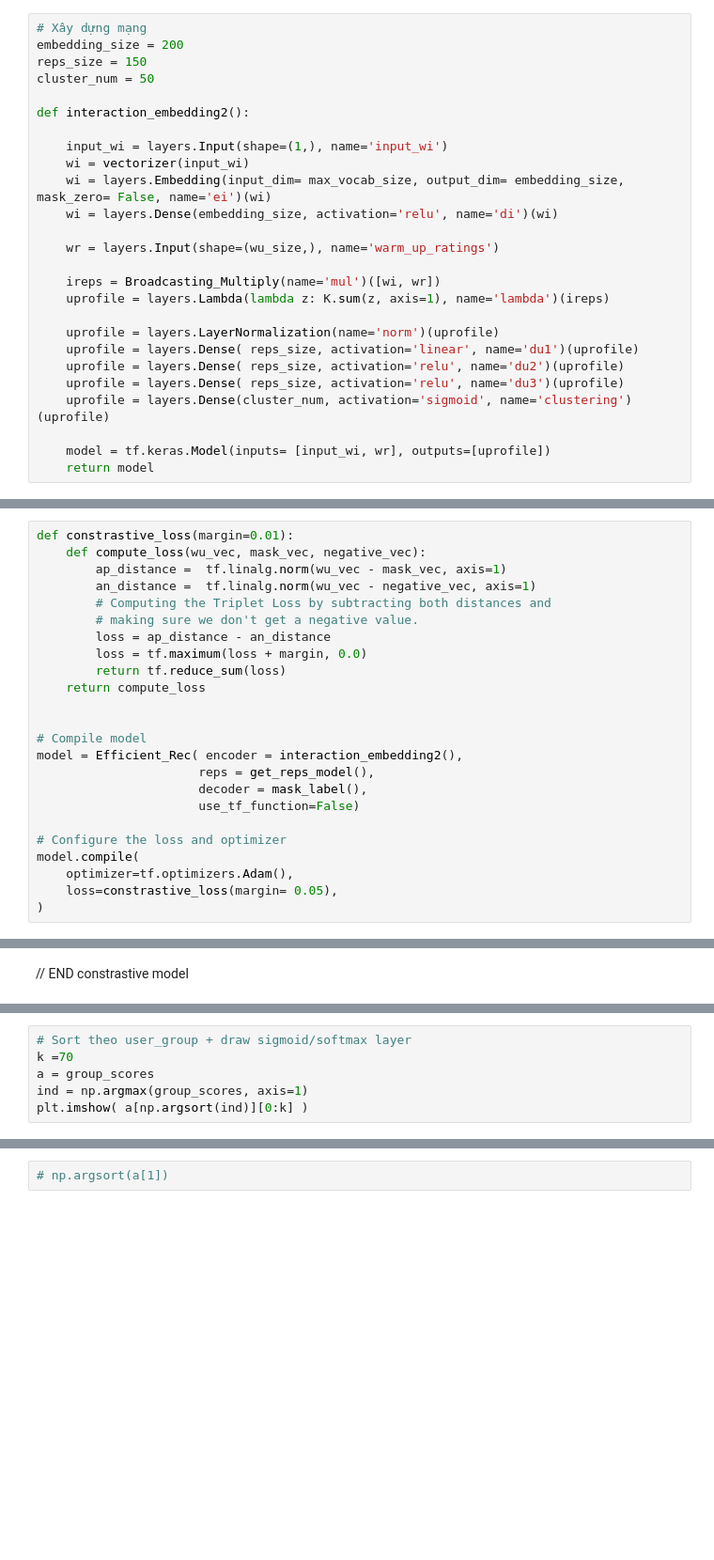
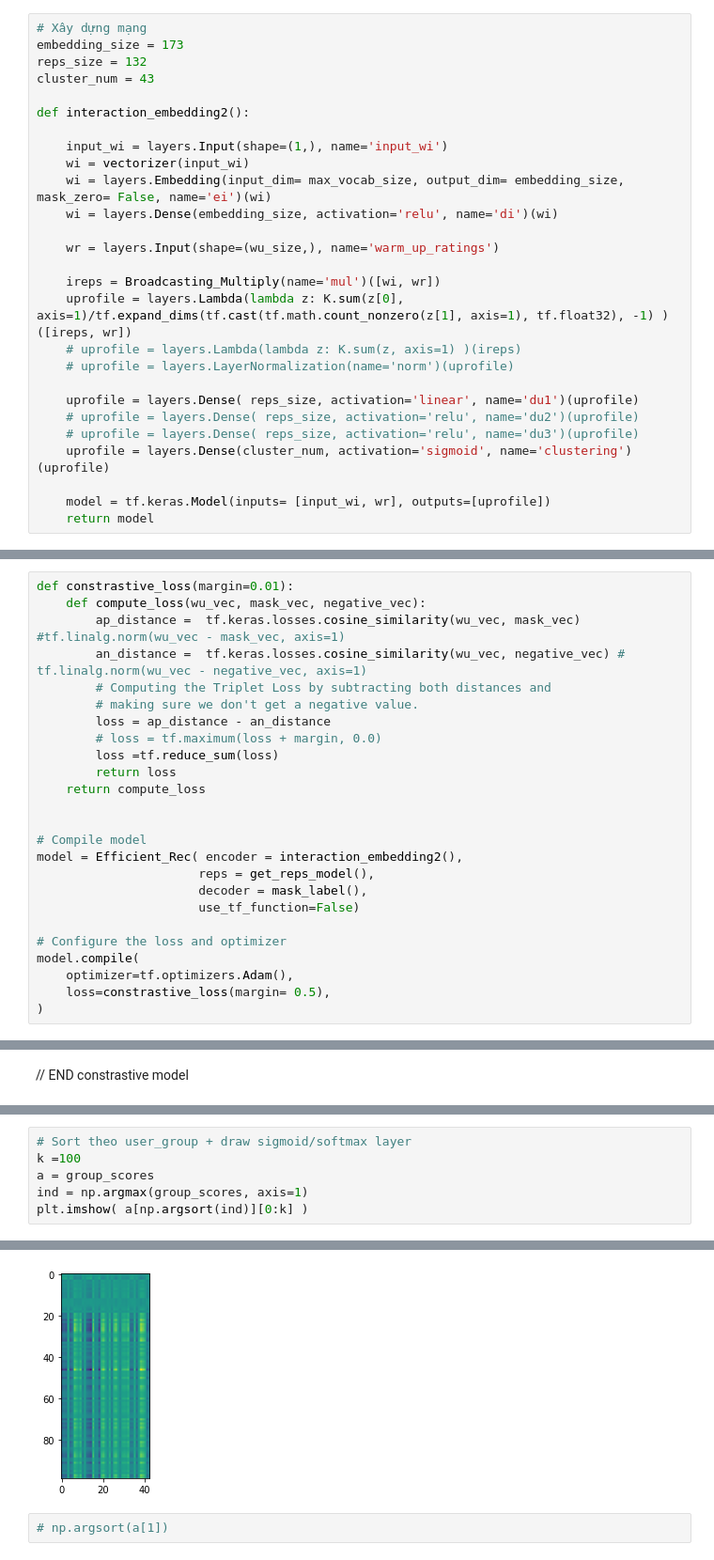
Before and after one commit to quanvu0996/TF_cert_training, a Jupyter notebook: v2_2_ML20M_sequence.ipynb, the cells around one changed output, grey strips where cells are left out. Shown at 94% size. Saved outputs shown, nothing was run; the diff lists cells and outputs as text; blank space fills up the shorter version.

Commit message:
constrastive learning

```diff
--- a/v2_2_ML20M_sequence.ipynb
+++ b/v2_2_ML20M_sequence.ipynb
@@ -463,8 +472,8 @@ Focus2(0.01)(y_true, y_pred)
 # %%
 # Xây dựng mạng
-embedding_size = 200
-reps_size = 150
-cluster_num = 50
+embedding_size = 173
+reps_size = 132
+cluster_num = 43
 
 def interaction_embedding2():
 
@@ -476,12 +485,13 @@ def interaction_embedding2():
     wr = layers.Input(shape=(wu_size,), name='warm_up_ratings')
 
     ireps = Broadcasting_Multiply(name='mul')([wi, wr])
-    uprofile = layers.Lambda(lambda z: K.sum(z, axis=1), name='lambda')(ireps)
+    uprofile = layers.Lambda(lambda z: K.sum(z[0], axis=1)/tf.expand_dims(tf.cast(tf.math.count_nonzero(z[1], axis=1), tf.float32), -1) )([ireps, wr])
+    # uprofile = layers.Lambda(lambda z: K.sum(z, axis=1) )(ireps)
+    # uprofile = layers.LayerNormalization(name='norm')(uprofile)
 
-    uprofile = layers.LayerNormalization(name='norm')(uprofile)
     uprofile = layers.Dense( reps_size, activation='linear', name='du1')(uprofile)
-    uprofile = layers.Dense( reps_size, activation='relu', name='du2')(uprofile)
-    uprofile = layers.Dense( reps_size, activation='relu', name='du3')(uprofile)
+    # uprofile = layers.Dense( reps_size, activation='relu', name='du2')(uprofile)
+    # uprofile = layers.Dense( reps_size, activation='relu', name='du3')(uprofile)
     uprofile = layers.Dense(cluster_num, activation='sigmoid', name='clustering')(uprofile)
 
     model = tf.keras.Model(inputs= [input_wi, wr], outputs=[uprofile])
@@ -531,13 +541,14 @@ Efficient_Rec._constrastive_train_step = _constrastive_train_step
 # %%
 def constrastive_loss(margin=0.01):
     def compute_loss(wu_vec, mask_vec, negative_vec):
-        ap_distance =  tf.linalg.norm(wu_vec - mask_vec, axis=1)
-        an_distance =  tf.linalg.norm(wu_vec - negative_vec, axis=1)
+        ap_distance =  tf.keras.losses.cosine_similarity(wu_vec, mask_vec) #tf.linalg.norm(wu_vec - mask_vec, axis=1)
+        an_distance =  tf.keras.losses.cosine_similarity(wu_vec, negative_vec) # tf.linalg.norm(wu_vec - negative_vec, axis=1)
         # Computing the Triplet Loss by subtracting both distances and
         # making sure we don't get a negative value.
         loss = ap_distance - an_distance
-        loss = tf.maximum(loss + margin, 0.0)
-        return tf.reduce_sum(loss)
+        # loss = tf.maximum(loss + margin, 0.0)
+        loss =tf.reduce_sum(loss)
+        return loss
     return compute_loss
 
 
@@ -550,7 +561,7 @@ model = Efficient_Rec( encoder = interaction_embedding2(),
 # Configure the loss and optimizer
 model.compile(
     optimizer=tf.optimizers.Adam(),
-    loss=constrastive_loss(margin= 0.05),
+    loss=constrastive_loss(margin= 0.5),
 )
 # %%
 %%time
@@ -611,6 +648,7 @@ for i in range(50):
 # %%
 # Sort theo user_group + draw sigmoid/softmax layer
-k =70
+k =100
 a = group_scores
 ind = np.argmax(group_scores, axis=1)
 plt.imshow( a[np.argsort(ind)][0:k] )
+# %% [output]
@@ -617,3 +656,4 @@ plt.imshow( a[np.argsort(ind)][0:k] )
+[figure, added]
 # %%
 # np.argsort(a[1])
 # %%
```
Also changed, not shown: parts of 18 cells of this notebook.
